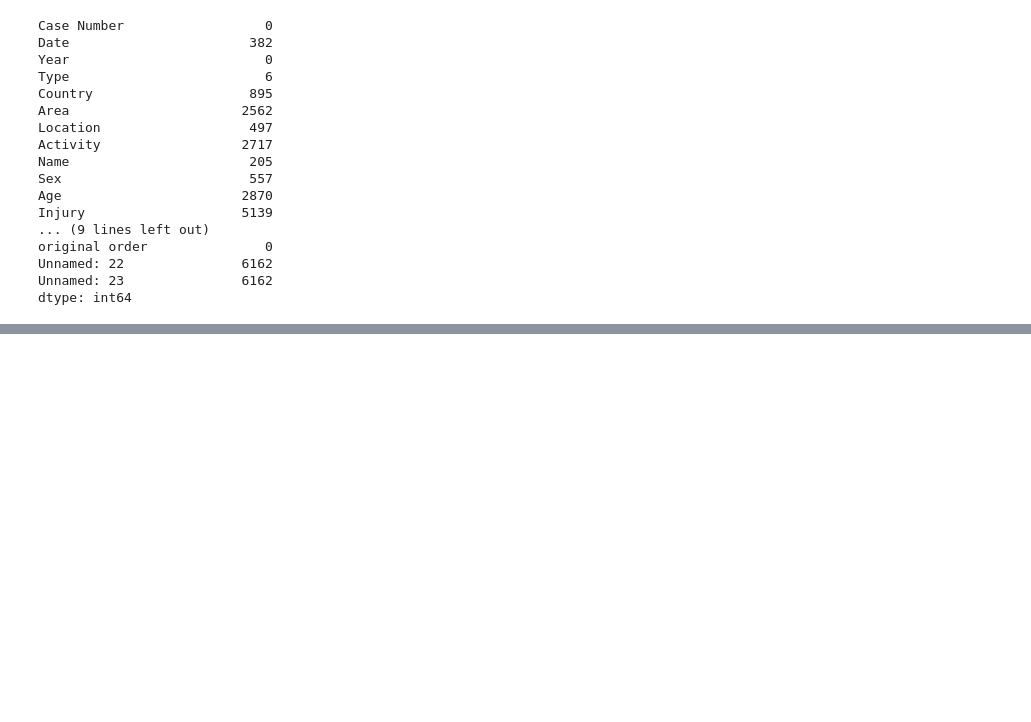
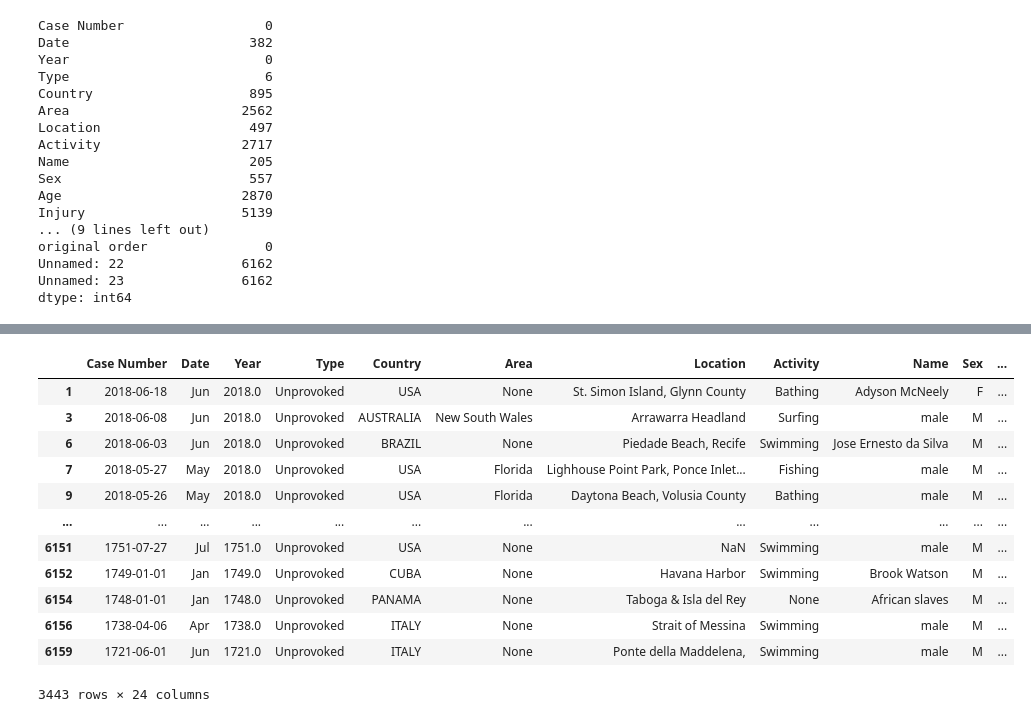
Before and after one commit to Carlosbasco93/Data-Cleaning-Pandas-Project, a Jupyter notebook: Notebook.ipynb, the cells around one changed output, grey strips where cells are left out. Saved outputs shown, nothing was run; the diff lists cells and outputs as text; code cells hidden in the pictures; blank space fills up the shorter version.

```diff
--- a/Notebook.ipynb
+++ b/Notebook.ipynb
@@ -1045,0 +1102,9 @@ subSet[subSet["Area"].isnull()]
+# %%
+indsToFill = df[(df.Injury.notnull()&df.Species.isnull())].index #Rellenamos species como Undefined shark
+
+for ind in indsToFill:
+    df.at[ind, "Species"] = 'Undefined shark'
+# %%
+badIndexs = df[(df.Injury.isnull()&df.Species.isnull()&df.Activity.isnull())].index #Eliminamos estos registros
+
+df = df.drop(badIndexs)
@@ -1045,0 +1135,20 @@ subSet[subSet["Area"].isnull()]
+# %%
+badIndexs = df[df.Country.isnull()].index #Eliminamos registros sin lugar
+
+df = df.drop(badIndexs)
+# %%
+df
+# %% [output]
+|  | Case Number | Date | Year | Type | Country | Area | Location | Activity | Name | Sex | ... |
+| 1 | 2018-06-18 | Jun | 2018.0 | Unprovoked | USA | None | St. Simon Island, Glynn County | Bathing | Adyson McNeely | F | ... |
+| 3 | 2018-06-08 | Jun | 2018.0 | Unprovoked | AUSTRALIA | New South Wales | Arrawarra Headland | Surfing | male | M | ... |
+| 6 | 2018-06-03 | Jun | 2018.0 | Unprovoked | BRAZIL | None | Piedade Beach, Recife | Swimming | Jose Ernesto da Silva | M | ... |
+| 7 | 2018-05-27 | May | 2018.0 | Unprovoked | USA | Florida | Lighhouse Point Park, Ponce Inlet... | Fishing | male | M | ... |
+| 9 | 2018-05-26 | May | 2018.0 | Unprovoked | USA | Florida | Daytona Beach, Volusia County | Bathing | male | M | ... |
+| ... | ... | ... | ... | ... | ... | ... | ... | ... | ... | ... | ... |
+| 6151 | 1751-07-27 | Jul | 1751.0 | Unprovoked | USA | None | NaN | Swimming | male | M | ... |
+| 6152 | 1749-01-01 | Jan | 1749.0 | Unprovoked | CUBA | None | Havana Harbor | Swimming | Brook Watson | M | ... |
+| 6154 | 1748-01-01 | Jan | 1748.0 | Unprovoked | PANAMA | None | Taboga & Isla del Rey | None | African slaves | M | ... |
+| 6156 | 1738-04-06 | Apr | 1738.0 | Unprovoked | ITALY | None | Strait of Messina | Swimming | male | M | ... |
+| 6159 | 1721-06-01 | Jun | 1721.0 | Unprovoked | ITALY | None | Ponte della Maddelena, | Swimming | male | M | ... |
+3443 rows × 24 columns
```
Also changed, not shown: parts of 23 cells of this notebook, 3 other files.
